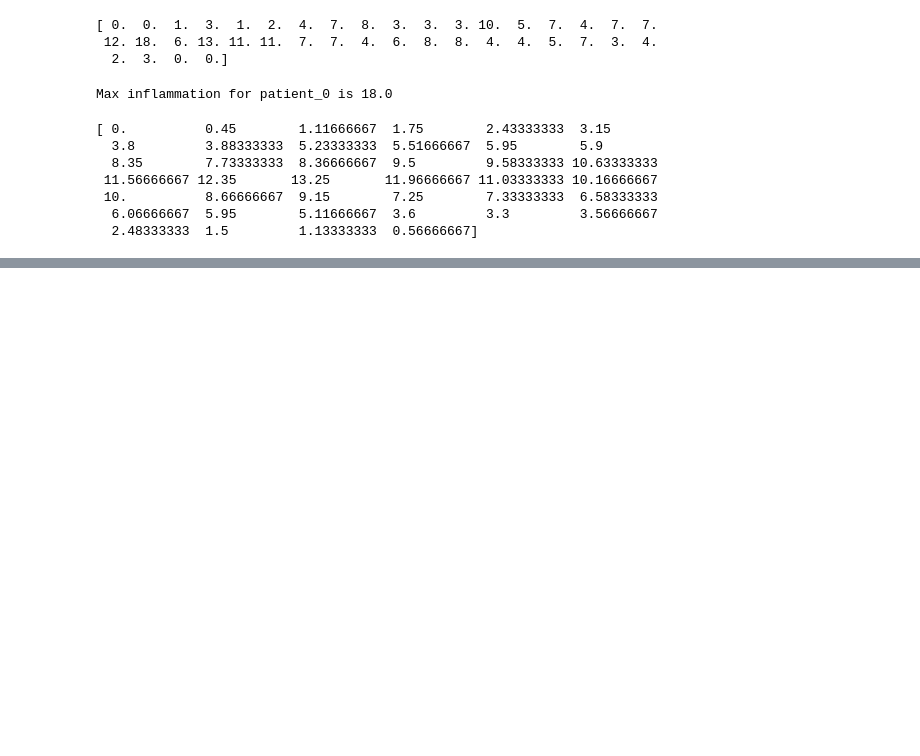
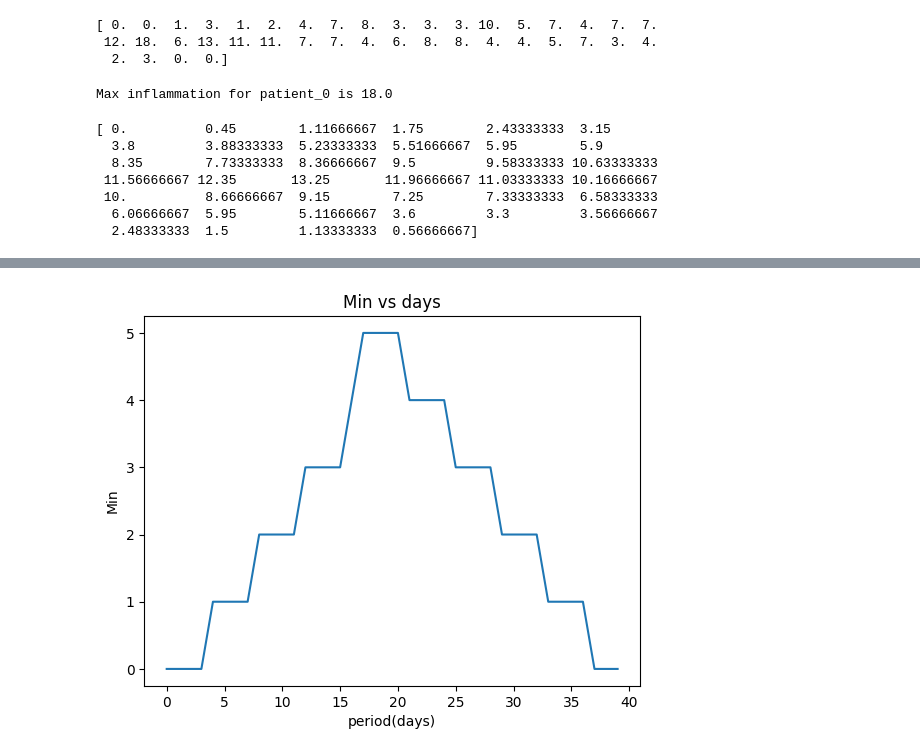
Before and after one commit to topollonaketsana/Data_Analysis, a Jupyter notebook: NIthec workshop/notebook/inflammation.ipynb, the cells around one changed output, grey strips where cells are left out. Saved outputs shown, nothing was run; the diff lists cells and outputs as text; code cells hidden in the pictures; blank space fills up the shorter version.

```diff
--- a/NIthec workshop/notebook/inflammation.ipynb
+++ b/NIthec workshop/notebook/inflammation.ipynb
@@ -121,0 +155,11 @@ print(np.mean(df_numpy, axis= 0))     # axis = 0 means the rows and axis = 1 mea
+# %%
+# min plot
+min = np.min(df_numpy, axis= 0)
+plt.plot(min)
+plt.title('Min vs days')
+plt.xlabel('period(days)')
+plt.ylabel('Min')
+
+plt.show()
+# %% [output]
+[figure, added]
```
Also changed, not shown: parts of 10 cells of this notebook.
